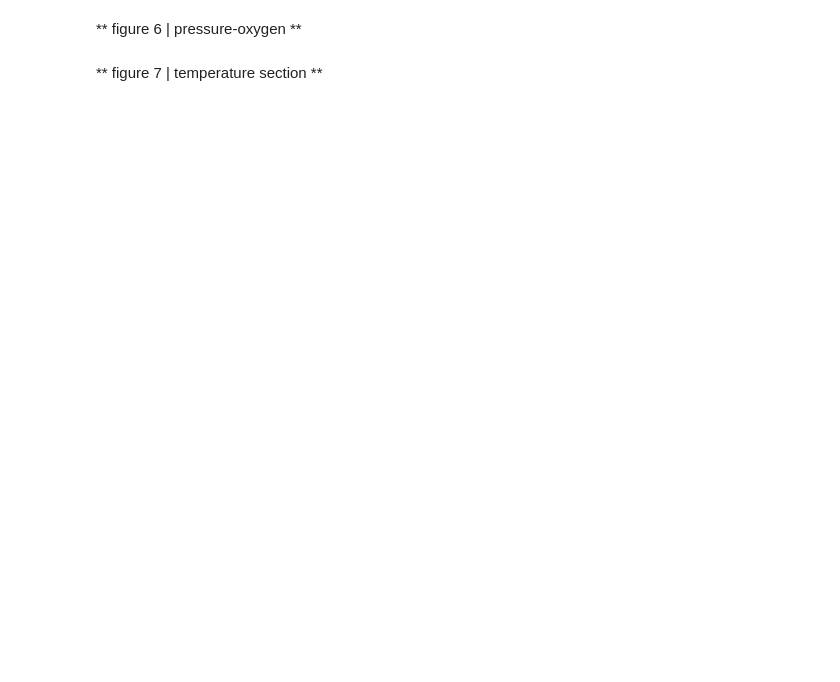
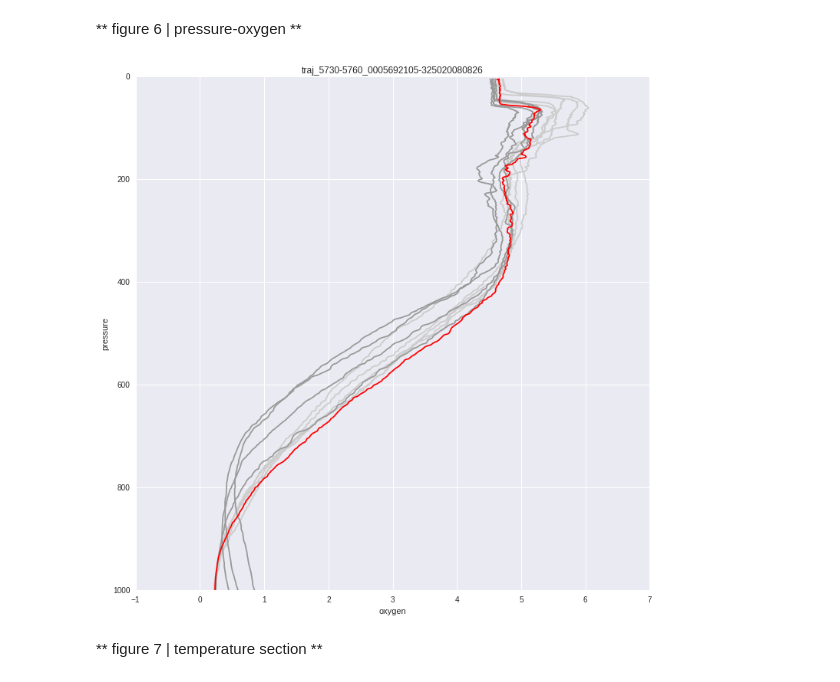
Before and after one commit to eapsclimate/cchdo-data, a Jupyter notebook: rcs-eddies/traj_5730-5760_0005692105-325020080826.ipynb, the cells around one changed output. Saved outputs shown, nothing was run; the diff lists cells and outputs as text; code cells hidden in the pictures; blank space fills up the shorter version.

```diff
--- a/rcs-eddies/traj_5730-5760_0005692105-325020080826.ipynb
+++ b/rcs-eddies/traj_5730-5760_0005692105-325020080826.ipynb
@@ -203,24 +207,26 @@ plt.show()
 # %%
 sns.set()
 plt.rcParams['figure.figsize'] = (12, 12)
 for expo in cchdo_ctd.find({'expocode': expo_code}).sort('time', 1):
     ds = xr.open_dataset(expo['path'])
     p = ds.pressure.values
     o = ds.CTDOXY.values
     station = str(ds.STATION_NUMBER)
     cast = str(ds.CAST_NUMBER)
-    if (station == STA and cast == CAS):
+    if station == STA and cast == CAS:
         plt.plot(o, p, color='#ff0000', zorder=3)
-    elif (station in ['028', '029', '030', '031']):
+    elif station in ['028', '029', '030', '031']:
         plt.plot(o, p, color='#cccccc', zorder=1)
-    elif (station in ['033', '034', '035', '036']):
+    elif station in ['033', '034', '035', '036']:
         plt.plot(o, p, color='#999999', zorder=2)
 plt.title(eddy_code + '-' + expo_code)
 plt.xlabel('oxygen')
 plt.ylabel('pressure')
 plt.ylim([1000, 0])
 plt.savefig('figures/figure-6/' + eddy_code + '-' + expo_code + '.jpeg')
 plt.show()
+# %% [output]
+[figure, added]
 # %%
 # section
 pressure = np.linspace(0, 6000, num=6001, endpoint=True)
```
Also changed, not shown: parts of 7 cells of this notebook, 3 other files.
